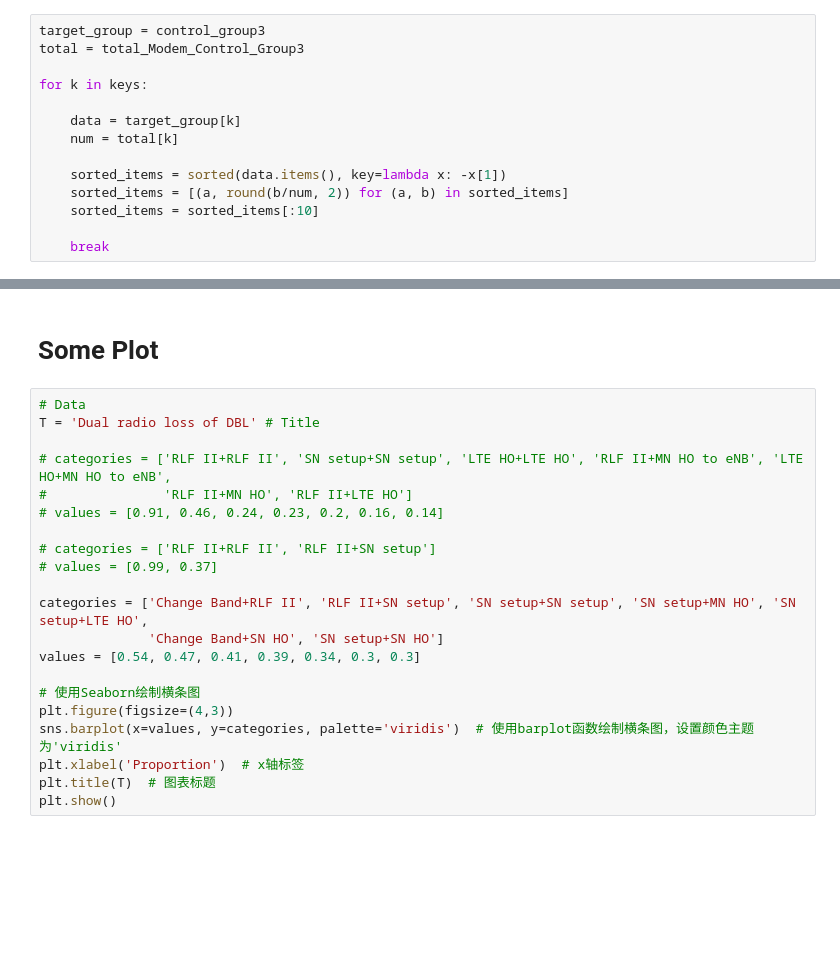
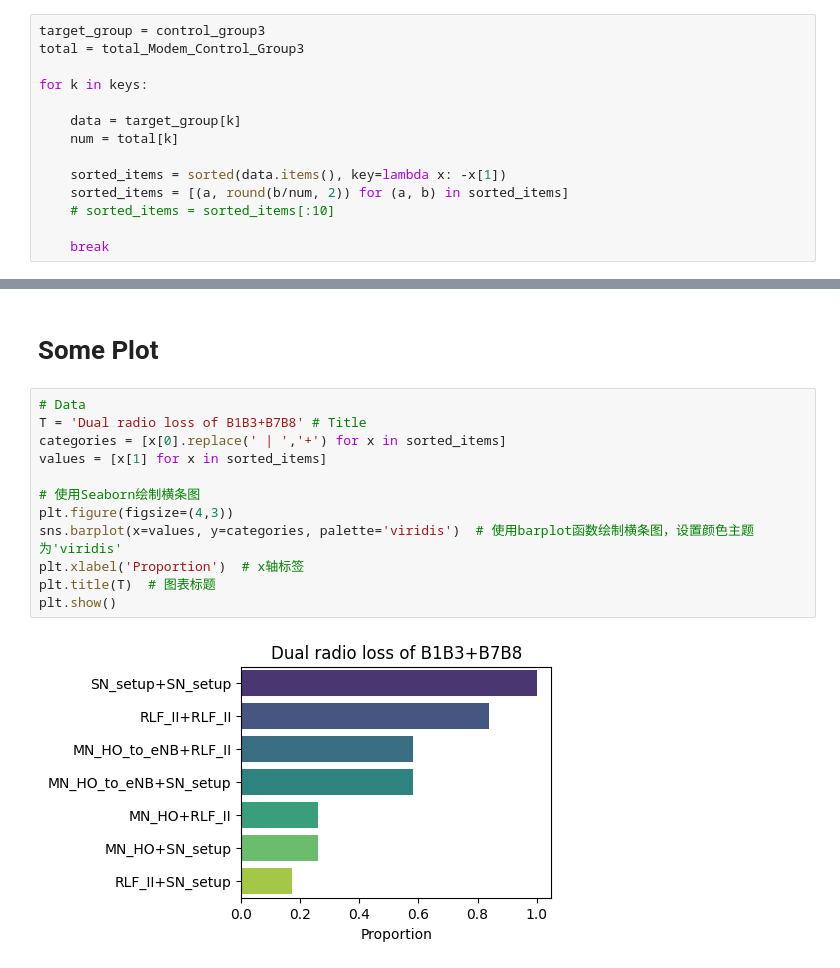
Before and after one commit to chihyangchen/ntu-experiments, a Jupyter notebook: sheng-ru/analysis/db_analysis3.ipynb, the cells around one changed output, grey strips where cells are left out. Cells and saved outputs as stored; diff of their text form; blank space fills up the shorter version.

```diff
--- a/sheng-ru/analysis/db_analysis3.ipynb
+++ b/sheng-ru/analysis/db_analysis3.ipynb
@@ -1709,7 +1735,7 @@ for k in keys:
 
     sorted_items = sorted(data.items(), key=lambda x: -x[1])
     sorted_items = [(a, round(b/num, 2)) for (a, b) in sorted_items]
-    sorted_items = sorted_items[:10]
+    # sorted_items = sorted_items[:10]
 
     break
 # %%
@@ -1730,24 +1764,17 @@ for inner_dict in analysis_dict_all.values():
         inner_dict.pop(key, None)
 # %% [markdown]
 # Some Plot
-# %%
-# Data
-T = 'Dual radio loss of DBL' # Title
-
-# categories = ['RLF II+RLF II', 'SN setup+SN setup', 'LTE HO+LTE HO', 'RLF II+MN HO to eNB', 'LTE HO+MN HO to eNB',
-#               'RLF II+MN HO', 'RLF II+LTE HO']
-# values = [0.91, 0.46, 0.24, 0.23, 0.2, 0.16, 0.14]
-
-# categories = ['RLF II+RLF II', 'RLF II+SN setup']
-# values = [0.99, 0.37]
-
-categories = ['Change Band+RLF II', 'RLF II+SN setup', 'SN setup+SN setup', 'SN setup+MN HO', 'SN setup+LTE HO',
-              'Change Band+SN HO', 'SN setup+SN HO']
-values = [0.54, 0.47, 0.41, 0.39, 0.34, 0.3, 0.3]
-
-# 使用Seaborn绘制横条图
-plt.figure(figsize=(4,3))
-sns.barplot(x=values, y=categories, palette='viridis')  # 使用barplot函数绘制横条图，设置颜色主题为'viridis'
-plt.xlabel('Proportion')  # x轴标签
-plt.title(T)  # 图表标题
-plt.show()
+# %%
+# Data
+T = 'Dual radio loss of B1B3+B7B8' # Title
+categories = [x[0].replace(' | ','+') for x in sorted_items]
+values = [x[1] for x in sorted_items]
+
+# 使用Seaborn绘制横条图
+plt.figure(figsize=(4,3))
+sns.barplot(x=values, y=categories, palette='viridis')  # 使用barplot函数绘制横条图，设置颜色主题为'viridis'
+plt.xlabel('Proportion')  # x轴标签
+plt.title(T)  # 图表标题
+plt.show()
+# %% [output]
+[figure, added]
```
Also changed, not shown: parts of 4 cells of this notebook, 3 other files.
